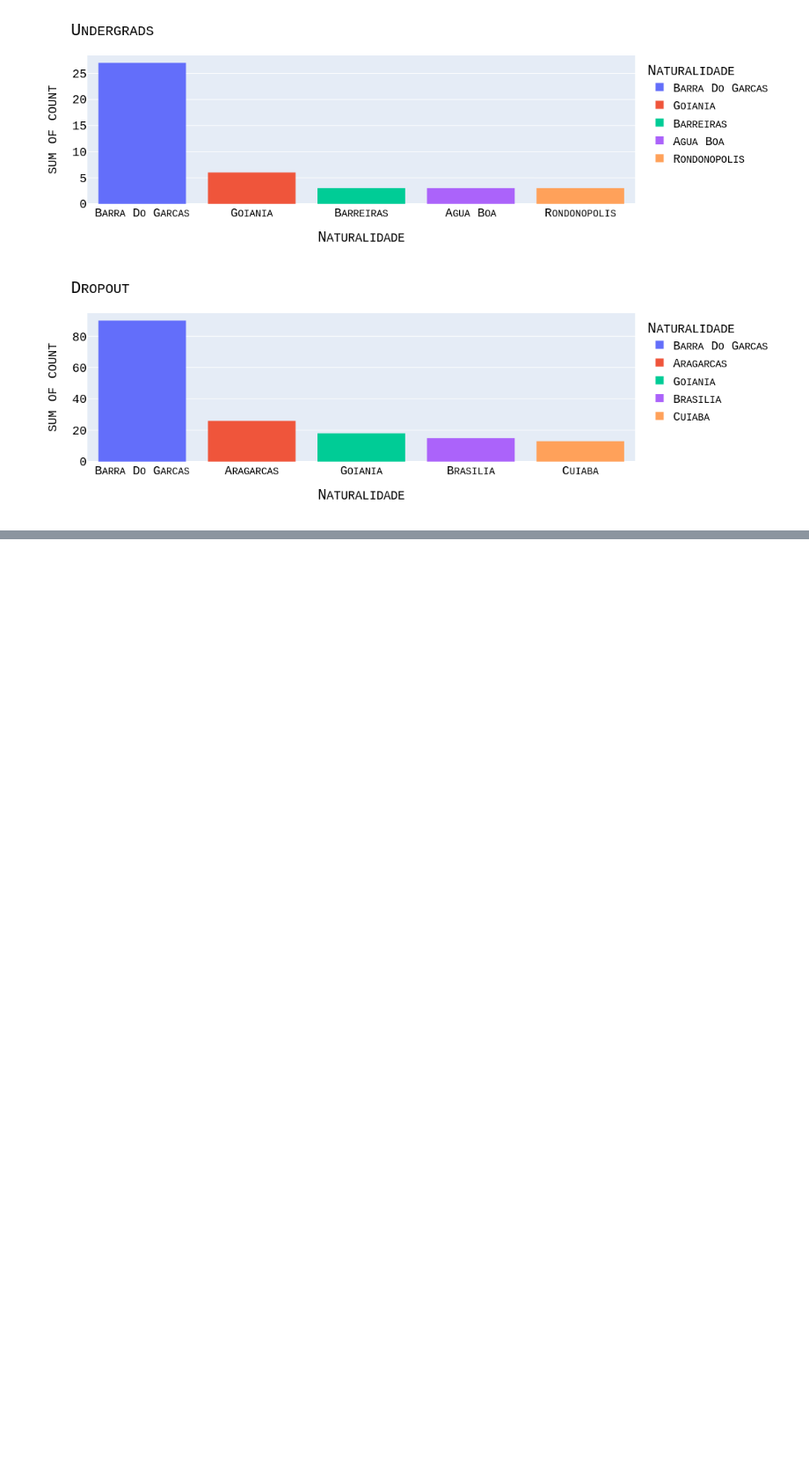
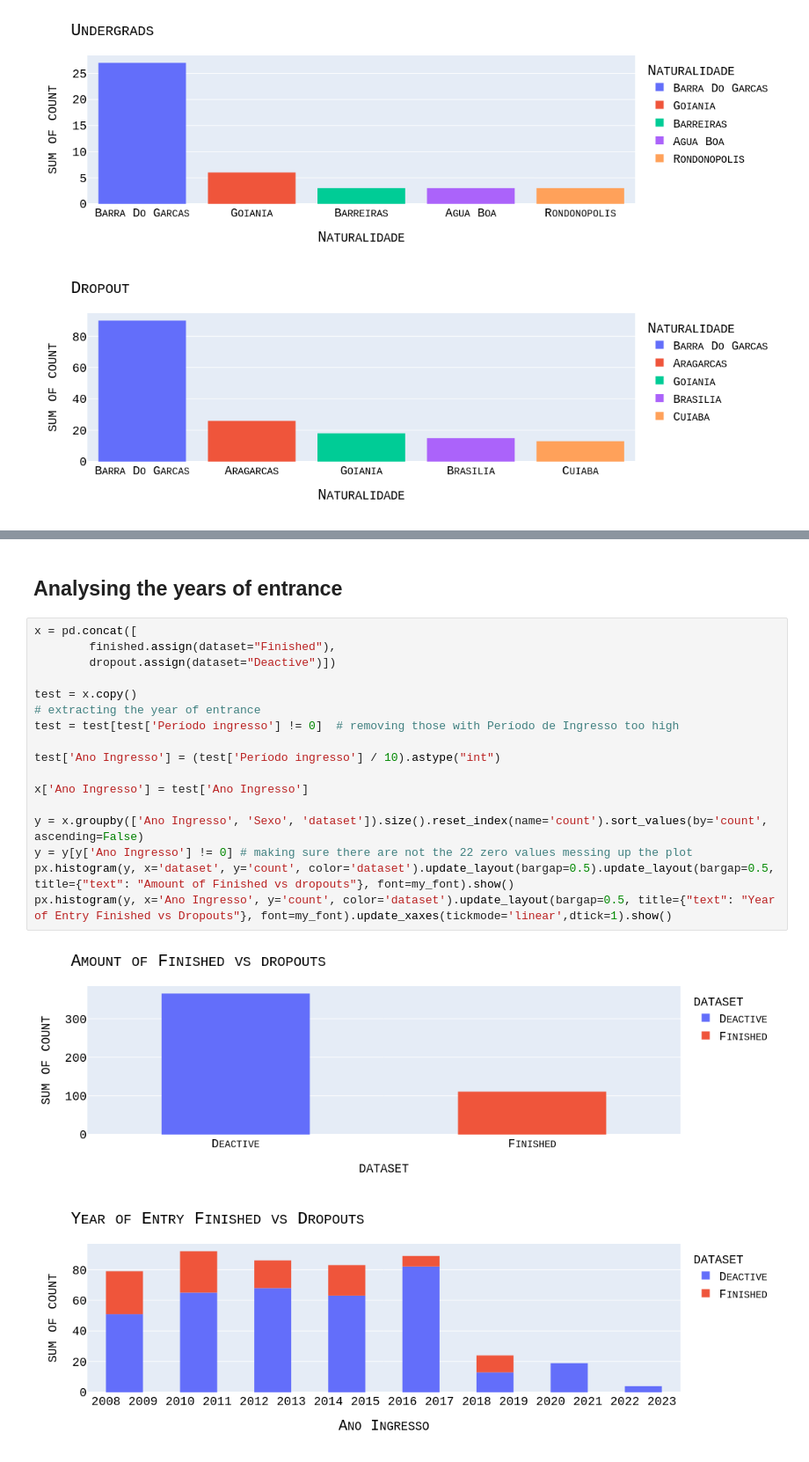
Before and after one commit to auserafim/ai-notebooks, a Jupyter notebook: evaded_college/evaded_college.ipynb, the cells around one changed output, grey strips where cells are left out. Shown at 88% size. Saved outputs shown, nothing was run; the diff lists cells and outputs as text; blank space fills up the shorter version.

```diff
--- a/evaded_college/evaded_college.ipynb
+++ b/evaded_college/evaded_college.ipynb
@@ -481,0 +162,22 @@ px.histogram(y_grouped.head(), x='Naturalidade', y='count', color='Naturalidade'
+# %% [markdown]
+## Analysing the years of entrance
+# %%
+x = pd.concat([
+        finished.assign(dataset="Finished"),
+        dropout.assign(dataset="Deactive")])
+
+test = x.copy()
+# extracting the year of entrance
+test = test[test['Período ingresso'] != 0]  # removing those with Período de Ingresso too high
+
+test['Ano Ingresso'] = (test['Período ingresso'] / 10).astype("int")
+
+x['Ano Ingresso'] = test['Ano Ingresso']
+
+y = x.groupby(['Ano Ingresso', 'Sexo', 'dataset']).size().reset_index(name='count').sort_values(by='count', ascending=False)
+y = y[y['Ano Ingresso'] != 0] # making sure there are not the 22 zero values messing up the plot
+px.histogram(y, x='dataset', y='count', color='dataset').update_layout(bargap=0.5).update_layout(bargap=0.5, title={"text": "Amount of Finished vs dropouts"}, font=my_font).show()
+px.histogram(y, x='Ano Ingresso', y='count', color='dataset').update_layout(bargap=0.5, title={"text": "Year of Entry Finished vs Dropouts"}, font=my_font).update_xaxes(tickmode='linear',dtick=1).show()
+# %% [output]
+[figure, added]
+[figure, added]
```
Also changed, not shown: parts of 6 cells of this notebook.
